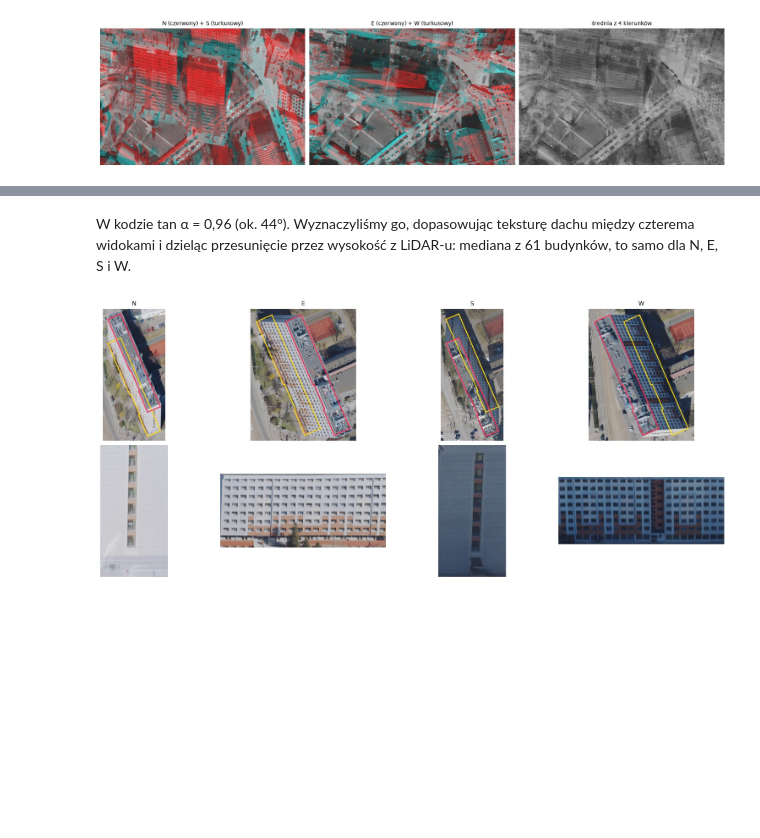
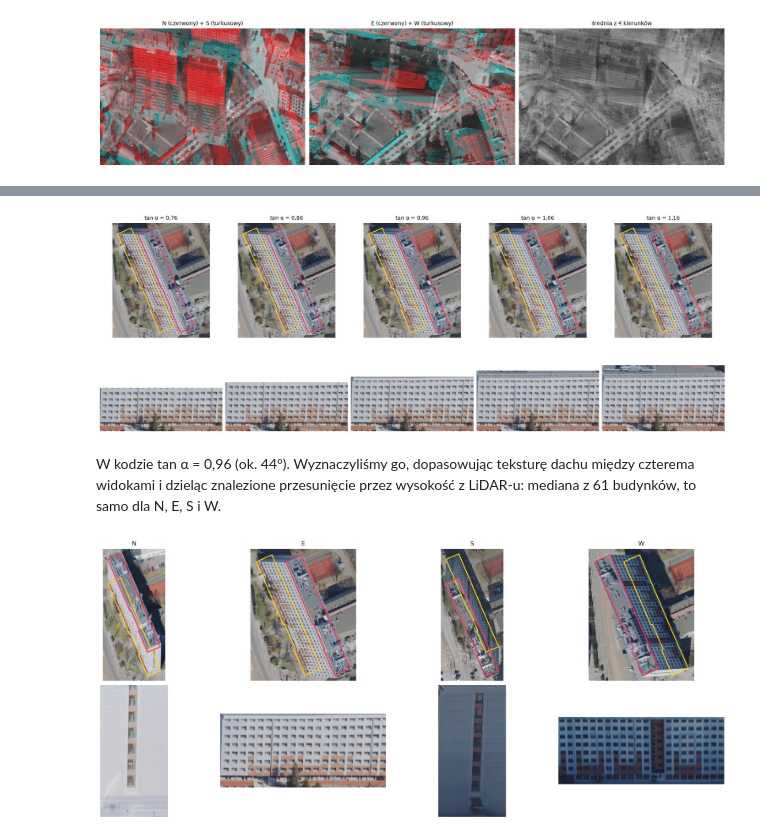
Before and after one commit to wust-terrain/wroclaw-population-agents, a Jupyter notebook: notebooks/proof_of_concept.ipynb, the cells around one changed output, grey strips where cells are left out. Drawn from its saved outputs; the diff is of its cells as text; code cells hidden in the pictures; blank space fills up the shorter version.

```diff
--- a/notebooks/proof_of_concept.ipynb
+++ b/notebooks/proof_of_concept.ipynb
@@ -295,5 +182,15 @@ porownaj(AKADEMIK, "E", tany * AKADEMIK.h, [f"tan α = {t:.2f}".replace(".", ","
+# %%
+tany = np.arange(0.76, 1.17, 0.1)
+fig, axs = plt.subplots(2, len(tany), figsize=(3.3 * len(tany), 6.4), layout="constrained")
+for (gora, dol), t in zip(axs.T, tany):
+    widok(gora, AKADEMIK, "E", t * AKADEMIK.h, tany.max() * AKADEMIK.h)
+    gora.set_title(po_polsku(f"tan α = {t:.2f}"))
+    fasada(dol, AKADEMIK, "E", t * AKADEMIK.h, tany.max() * AKADEMIK.h)
+plt.show()
+# %% [output]
+[figure, added]
 # %% [markdown]
-W kodzie tan α = 0,96 (ok. 44°). Wyznaczyliśmy go, dopasowując teksturę dachu między czterema widokami i dzieląc przesunięcie przez wysokość z LiDAR-u: mediana z 61 budynków, to samo dla N, E, S i W.
+W kodzie tan α = 0,96 (ok. 44°). Wyznaczyliśmy go, dopasowując teksturę dachu między czterema widokami i dzieląc znalezione przesunięcie przez wysokość z LiDAR-u: mediana z 61 budynków, to samo dla N, E, S i W.
 # %%
 fig, axs = plt.subplots(2, 4, figsize=(16, 6.6), layout="constrained")
 for (gora, dol), kier in zip(axs.T, KIERUNKI):
```
Also changed, not shown: parts of 62 cells of this notebook, 55 other files.
